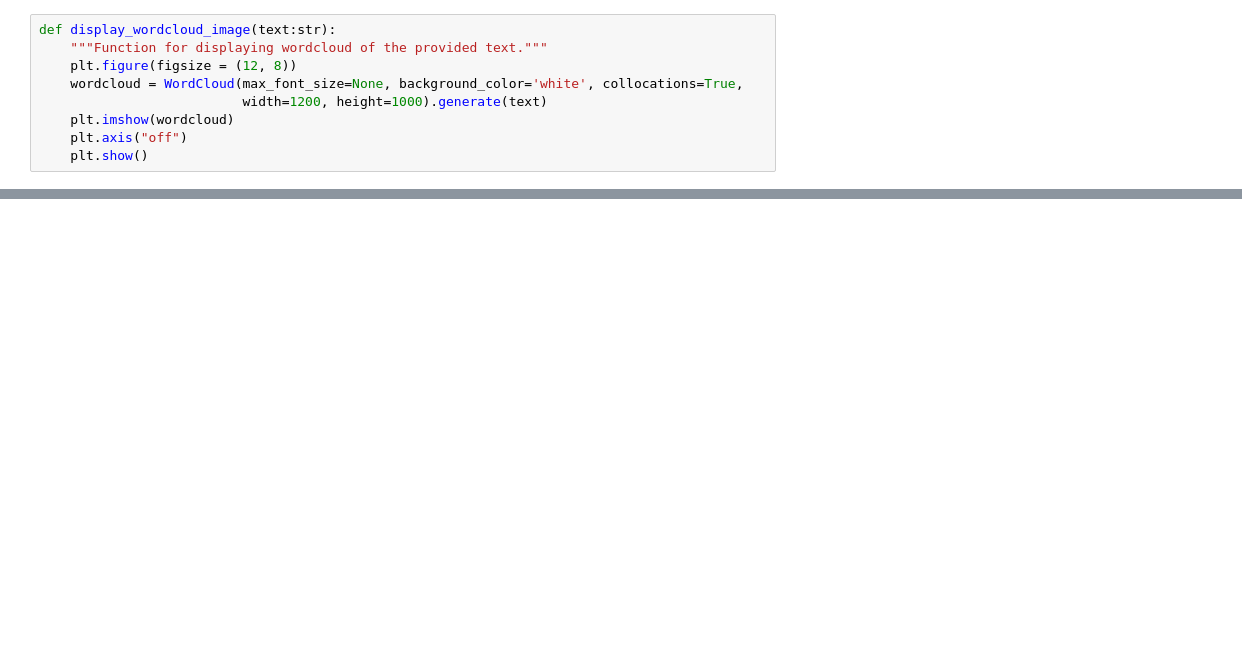
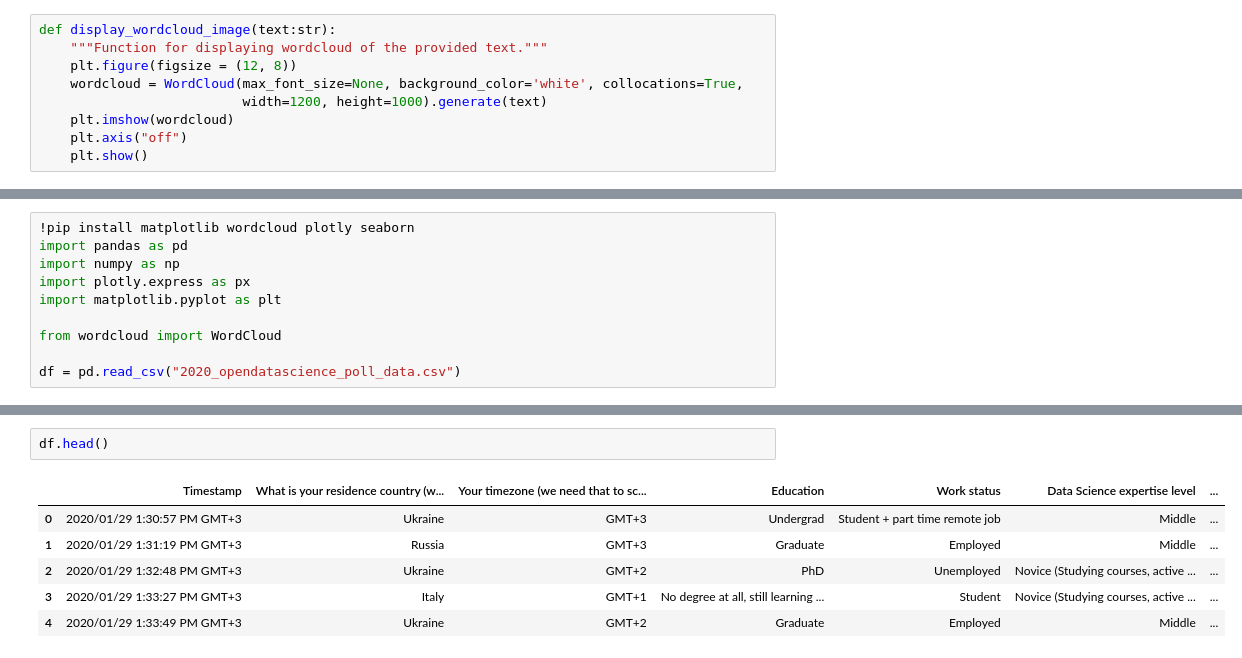
Before and after one commit to open-data-science/ods_channel_stats_eda, a Jupyter notebook: research_eda.ipynb, the cells around one changed output, grey strips where cells are left out. Cells and saved outputs as stored; diff of their text form; blank space fills up the shorter version.

```diff
--- a/research_eda.ipynb
+++ b/research_eda.ipynb
@@ -186,0 +113,10 @@ display_wordcloud_image(text)
+# %%
+!pip install matplotlib wordcloud plotly seaborn
+import pandas as pd
+import numpy as np
+import plotly.express as px
+import matplotlib.pyplot as plt
+
+from wordcloud import WordCloud
+
+df = pd.read_csv("2020_opendatascience_poll_data.csv")
@@ -186,0 +143,9 @@ display_wordcloud_image(text)
+# %%
+df.head()
+# %% [output]
+|  | Timestamp | What is your residence country (w... | Your timezone (we need that to sc... | Education | Work status | Data Science expertise level | ... |
+| 0 | 2020/01/29 1:30:57 PM GMT+3 | Ukraine | GMT+3 | Undergrad | Student + part time remote job | Middle | ... |
+| 1 | 2020/01/29 1:31:19 PM GMT+3 | Russia | GMT+3 | Graduate | Employed | Middle | ... |
+| 2 | 2020/01/29 1:32:48 PM GMT+3 | Ukraine | GMT+2 | PhD | Unemployed | Novice (Studying courses, active ... | ... |
+| 3 | 2020/01/29 1:33:27 PM GMT+3 | Italy | GMT+1 | No degree at all, still learning ... | Student | Novice (Studying courses, active ... | ... |
+| 4 | 2020/01/29 1:33:49 PM GMT+3 | Ukraine | GMT+2 | Graduate | Employed | Middle | ... |
```
Also changed, not shown: parts of 73 cells of this notebook.
